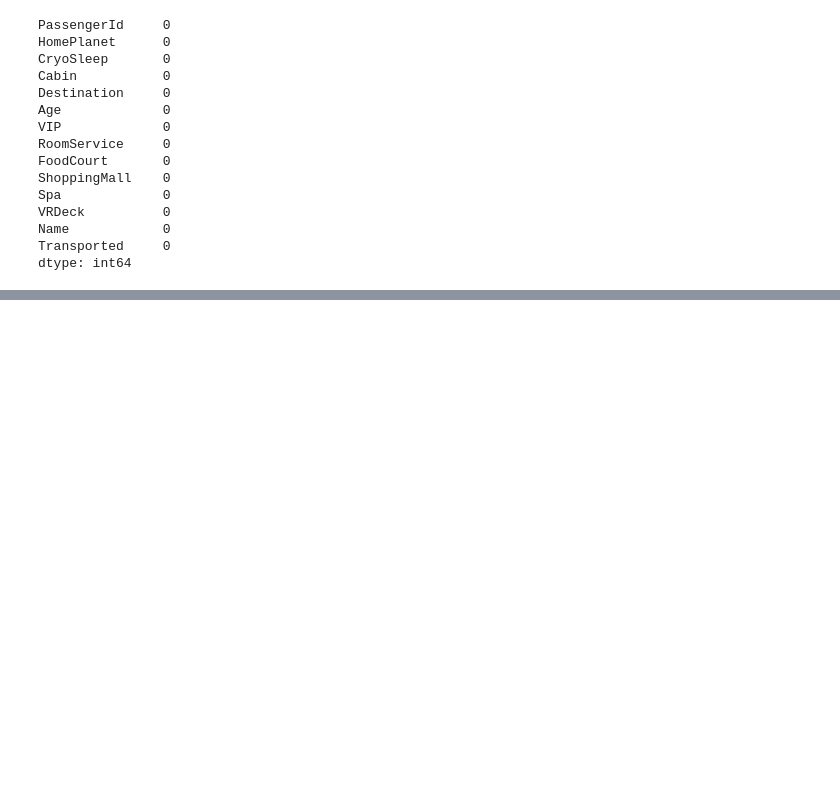
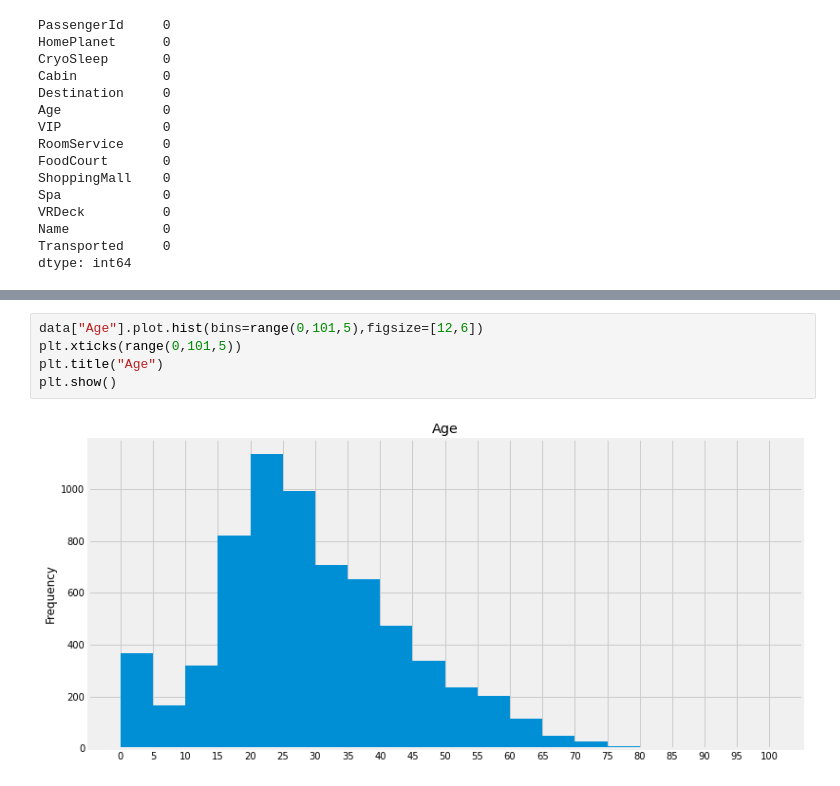
Before and after one commit to woojinhong03/My_Study_In_2022, a Jupyter notebook: spaceship.ipynb, the cells around one changed output, grey strips where cells are left out. Cells and saved outputs as stored; diff of their text form; blank space fills up the shorter version.

```diff
--- a/spaceship.ipynb
+++ b/spaceship.ipynb
@@ -150,0 +149,7 @@ plt.show()
+# %%
+data["Age"].plot.hist(bins=range(0,101,5),figsize=[12,6])
+plt.xticks(range(0,101,5))
+plt.title("Age")
+plt.show()
+# %% [output]
+[figure, added]
```
Also changed, not shown: parts of 10 cells of this notebook.
